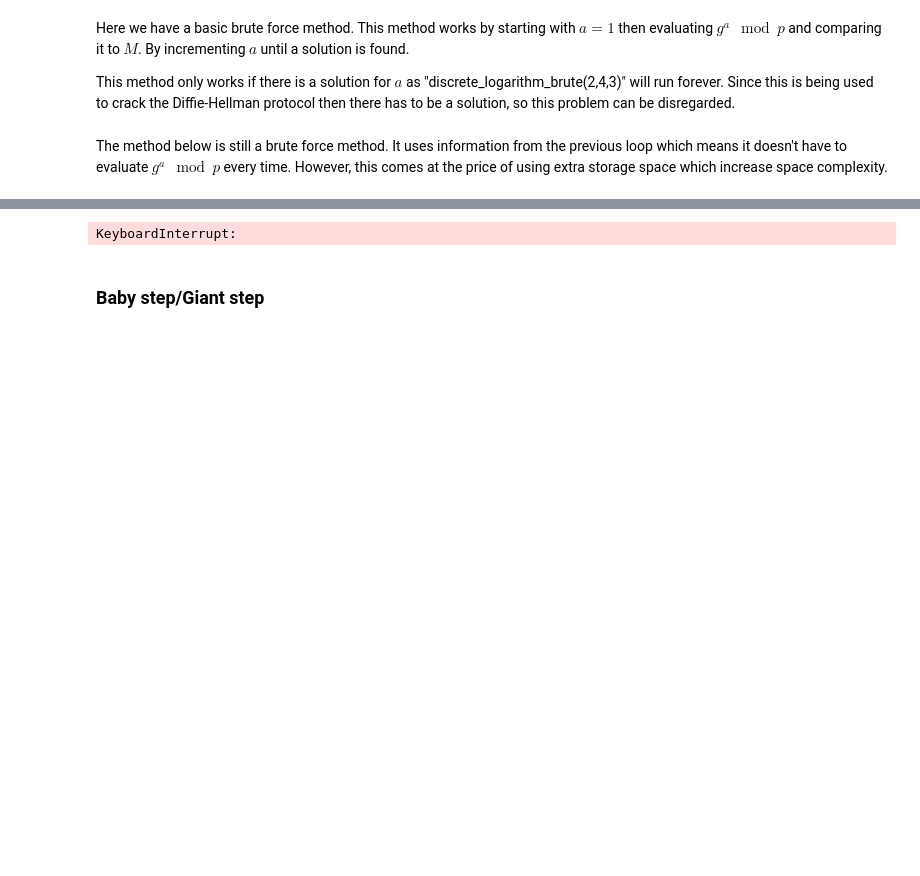
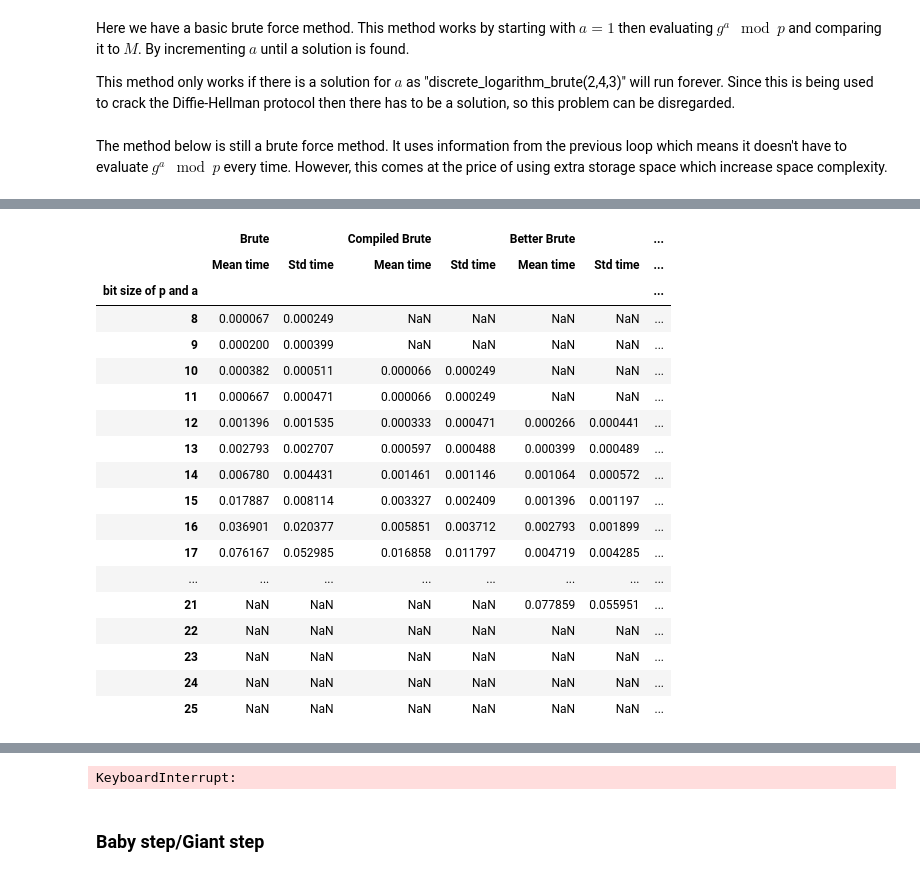
Before and after one commit to UOBMathTeam/CryptographyProject, a Jupyter notebook: Cryptography_Project.ipynb, the cells around one changed output, grey strips where cells are left out. Cells and saved outputs as stored; diff of their text form; code cells hidden in the pictures; blank space fills up the shorter version.

```diff
--- a/Cryptography_Project.ipynb
+++ b/Cryptography_Project.ipynb
@@ -993,0 +1239,42 @@ bit size of p and a
+# %%
+dl_brute_times = time_discrete_logarithm(discrete_logarithm_brute, 8, 18, 15) #8
+dl_brute_fast_times = time_discrete_logarithm(discrete_logarithm_brute_fast, 10, 20, 15) #10
+dl_brute_better_times = time_discrete_logarithm(discrete_logarithm_brute_better, 12, 22, 15) #12
+dl_brute_better_fast_times = time_discrete_logarithm(discrete_logarithm_brute_better_fast, 13, 26, 15) #13
+# %%
+MT = 'Mean time'
+ST = 'Std time'
+
+df = pd.DataFrame({'0': dl_brute_times[MT], '1': dl_brute_times[ST],
+                   '2': dl_brute_fast_times[MT], '3': dl_brute_fast_times[ST],
+                   '4': dl_brute_better_times[MT], '5': dl_brute_better_times[ST],
+                   '6': dl_brute_better_fast_times[MT], '7': dl_brute_better_fast_times[ST]})
+
+columns = [('Brute', MT), ('Brute', ST),
+           ('Compiled Brute', MT), ('Compiled Brute', ST),
+           ('Better Brute', MT), ('Better Brute', ST),
+           ('Compiled Better Brute', MT), ('Compiled Better Brute', ST)]
+
+df.columns = pd.MultiIndex.from_tuples(columns)
+df.index.name = "bit size of p and a"
+df
+# %% [output]
+|  | Brute |  | Compiled Brute |  | Better Brute |  | ... |
+|  | Mean time | Std time | Mean time | Std time | Mean time | Std time | ... |
+| bit size of p and a |  |  |  |  |  |  | ... |
+| 8 | 0.000067 | 0.000249 | NaN | NaN | NaN | NaN | ... |
+| 9 | 0.000200 | 0.000399 | NaN | NaN | NaN | NaN | ... |
+| 10 | 0.000382 | 0.000511 | 0.000066 | 0.000249 | NaN | NaN | ... |
+| 11 | 0.000667 | 0.000471 | 0.000066 | 0.000249 | NaN | NaN | ... |
+| 12 | 0.001396 | 0.001535 | 0.000333 | 0.000471 | 0.000266 | 0.000441 | ... |
+| 13 | 0.002793 | 0.002707 | 0.000597 | 0.000488 | 0.000399 | 0.000489 | ... |
+| 14 | 0.006780 | 0.004431 | 0.001461 | 0.001146 | 0.001064 | 0.000572 | ... |
+| 15 | 0.017887 | 0.008114 | 0.003327 | 0.002409 | 0.001396 | 0.001197 | ... |
+| 16 | 0.036901 | 0.020377 | 0.005851 | 0.003712 | 0.002793 | 0.001899 | ... |
+| 17 | 0.076167 | 0.052985 | 0.016858 | 0.011797 | 0.004719 | 0.004285 | ... |
+| ... | ... | ... | ... | ... | ... | ... | ... |
+| 21 | NaN | NaN | NaN | NaN | 0.077859 | 0.055951 | ... |
+| 22 | NaN | NaN | NaN | NaN | NaN | NaN | ... |
+| 23 | NaN | NaN | NaN | NaN | NaN | NaN | ... |
+| 24 | NaN | NaN | NaN | NaN | NaN | NaN | ... |
+| 25 | NaN | NaN | NaN | NaN | NaN | NaN | ... |
```
Also changed, not shown: parts of 40 cells of this notebook, 1 other file.
